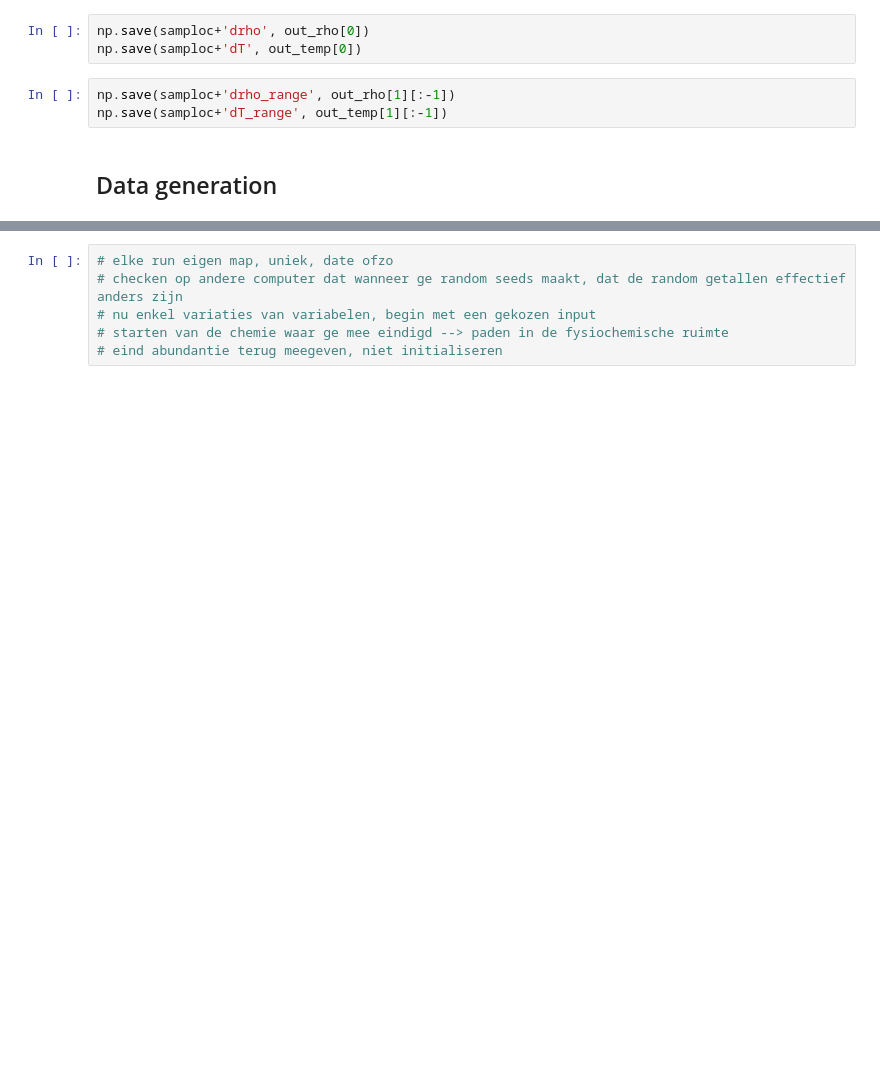
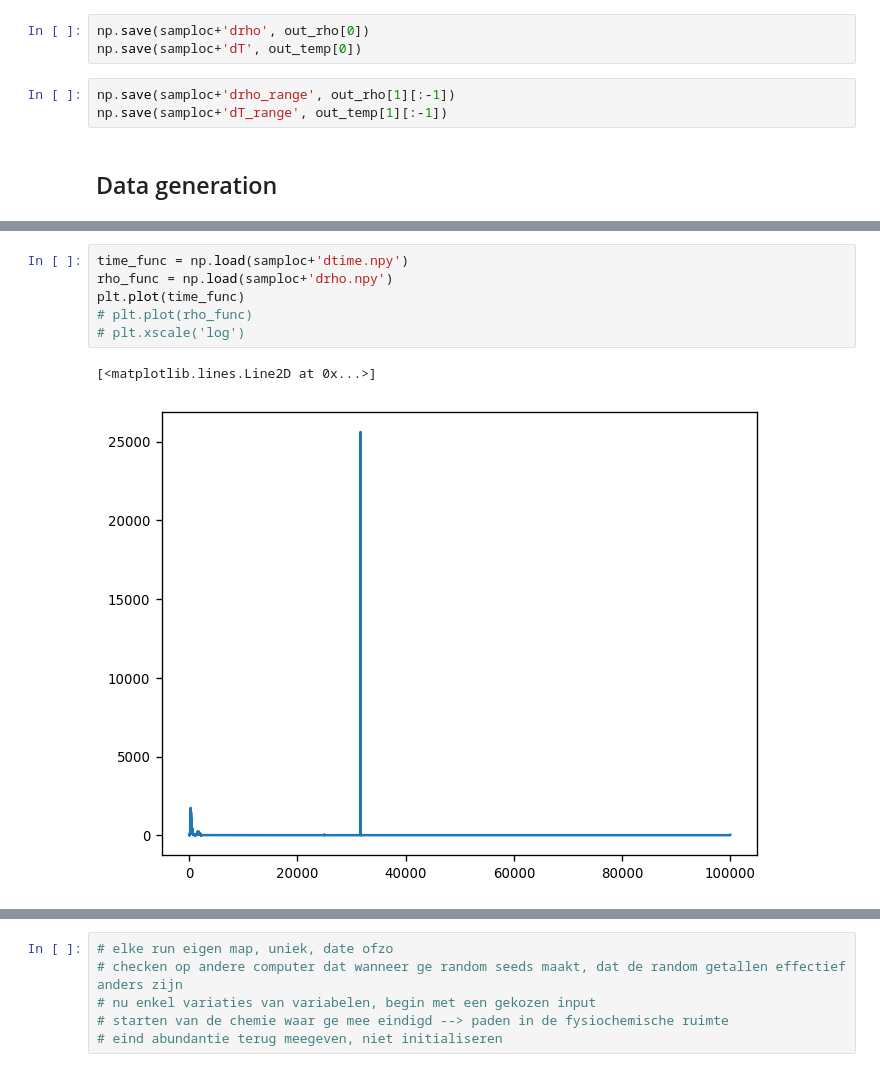
Before and after one commit to silkemaes/ChemPy, a Jupyter notebook: data_generation.ipynb, the cells around one changed output, grey strips where cells are left out. Drawn from its saved outputs; the diff is of its cells as text; blank space fills up the shorter version.

```diff
--- a/data_generation.ipynb
+++ b/data_generation.ipynb
@@ -97,3 +101,12 @@ nstep = 512
+# %%
+time_func = np.load(samploc+'dtime.npy')
+rho_func = np.load(samploc+'drho.npy')
+plt.plot(time_func)
+# plt.plot(rho_func)
+# plt.xscale('log')
+# %% [output]
+[<matplotlib.lines.Line2D at 0x...>]
+[figure, added]
 # %%
 ### !!! HIER VERONDERSTELLEN WE ONGECORRELEERDE PARAMETERS
 
```
Also changed, not shown: parts of 14 cells of this notebook, 9 other files.
